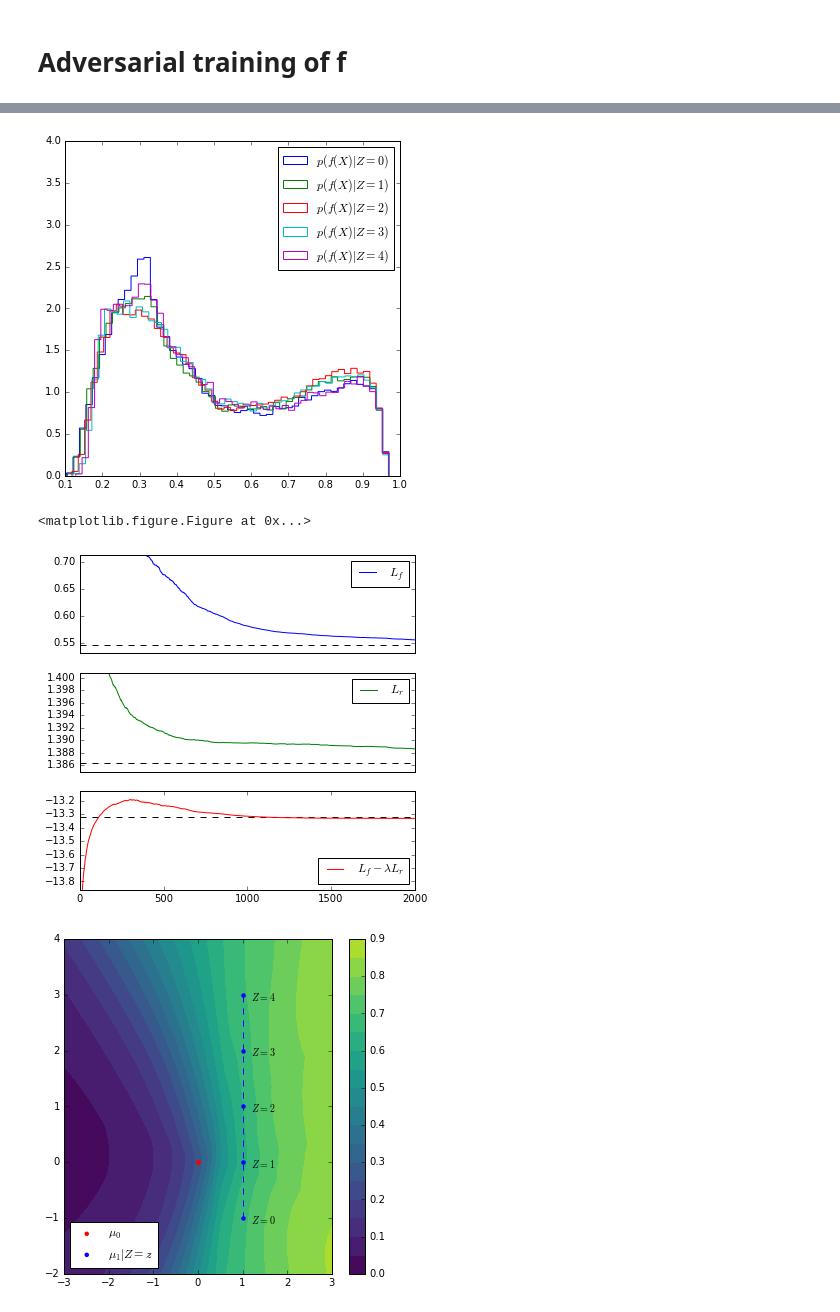
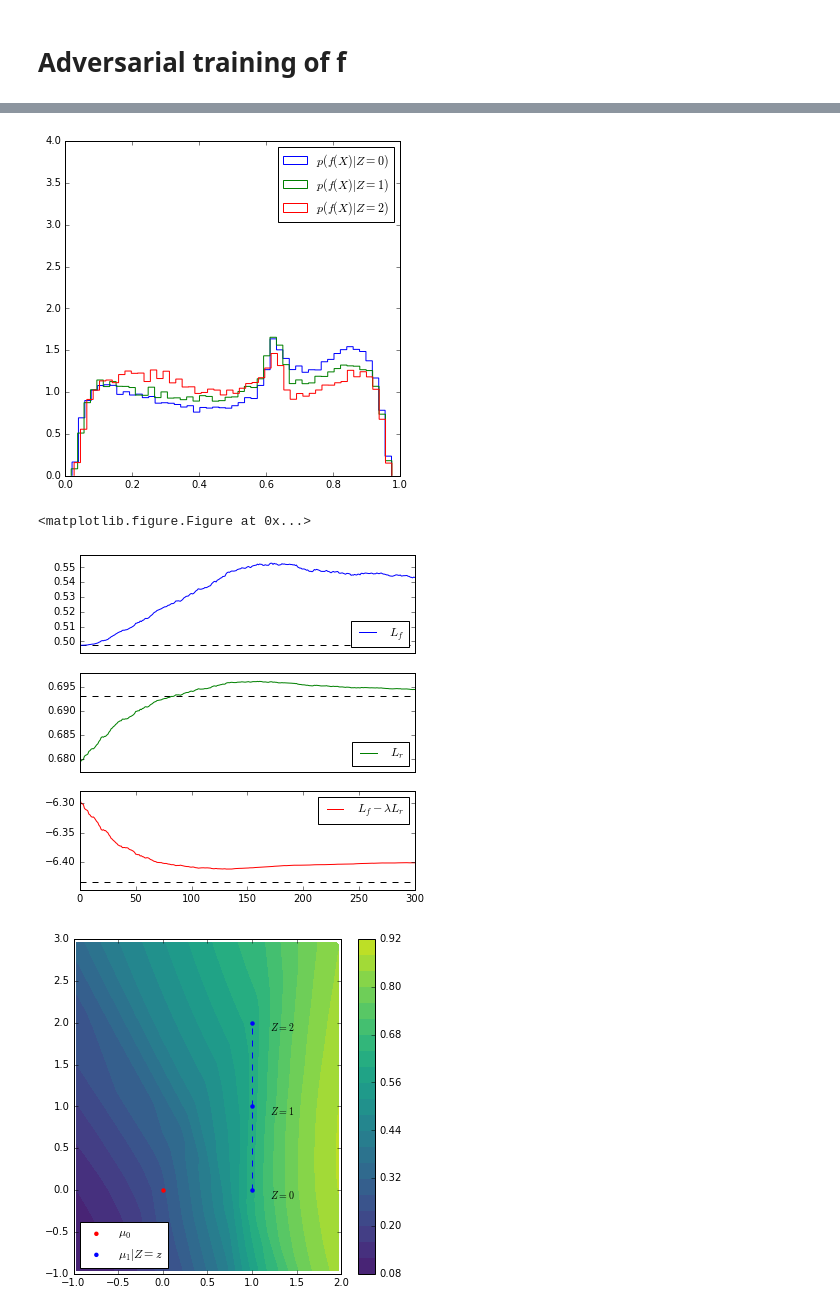
Before and after one commit to glouppe/paper-learning-to-pivot, a Jupyter notebook: code/Toy.ipynb, the cells around one changed output, grey strips where cells are left out. Saved outputs shown, nothing was run; the diff lists cells and outputs as text; code cells hidden in the pictures.

```diff
--- a/code/Toy.ipynb
+++ b/code/Toy.ipynb
@@ -447,8 +444,8 @@ np.random.seed = 777
 from carl.distributions import Mixture, MultivariateNormal, Uniform
 
 p0 = MultivariateNormal(mu=np.array([0., 0.]), sigma=np.eye(2))
-p1 = MultivariateNormal(mu=np.array([1., -1.]), sigma=np.eye(2))
-pz = Uniform(low=0, high=4.0)
+p1 = MultivariateNormal(mu=np.array([1., 0.]), sigma=np.eye(2))
+pz = Uniform(low=0, high=2.0)
 # %%
 n_samples = 50000
 
@@ -571,9 +575,9 @@ Total params: 1003
 ____________________________________________________________________________________________________
 # %%
-# # Pretraining of D
-# D.trainable = True
-# R.trainable = False
-# D.fit(X_train, y_train, nb_epoch=10)
-# min_Lf = D.evaluate(X_valid, y_valid)
+# Pretraining of D
+D.trainable = True
+R.trainable = False
+D.fit(X_train, y_train, nb_epoch=10)
+min_Lf = D.evaluate(X_valid, y_valid)
 # %% [output]
 Epoch 1/10
@@ -655,0 +654,5 @@ plt.show()
+# %%
+# Pretraining of R
+D.trainable = False
+R.trainable = True
+DfR.fit(X_train, z_train, nb_epoch=10)
@@ -726,14 +751,12 @@ for i in range(2001):
 plt.hist(1. - D.predict(make_X(50000, z=0)), bins=50, normed=1, histtype="step", label="$p(f(X)|Z=0)$")
 plt.hist(1. - D.predict(make_X(50000, z=1)), bins=50, normed=1, histtype="step", label="$p(f(X)|Z=1)$")
 plt.hist(1. - D.predict(make_X(50000, z=2)), bins=50, normed=1, histtype="step", label="$p(f(X)|Z=2)$")
-plt.hist(1. - D.predict(make_X(50000, z=3)), bins=50, normed=1, histtype="step", label="$p(f(X)|Z=3)$")
-plt.hist(1. - D.predict(make_X(50000, z=4)), bins=50, normed=1, histtype="step", label="$p(f(X)|Z=4)$")
 plt.legend(loc="best")
 plt.ylim(0,4)
 plt.savefig("f-adversary.pdf")
 plt.show()
 # %% [output]
-[figure, old version]
+[figure, new version]
 # %%
 def plot_losses_final(losses):
     display.clear_output(wait=True)
@@ -747,12 +770,12 @@ def plot_losses_final(losses):
     plt.hlines(min_Lf, 0, n_iter, linestyles="dashed")
     low = min(min_Lf, values.min())
     high = max(min_Lf, values.max())
-    high = high - (high-low) * 0.3
+    #high = high - (high-low) * 0.3
     low, high = low - (high-low)*0.1, high + (high-low)*0.1
     plt.ylim(low, high)
     plt.xticks([])
     plt.xlim(0, n_iter)
-    plt.legend(loc="upper right")
+    plt.legend(loc="lower right")
 
     ax2 = plt.subplot(312, sharex=ax1)
     values = np.array(losses["L_r"]) / lam
@@ -760,10 +783,10 @@ def plot_losses_final(losses):
     plt.hlines(min_Lr, 0, n_iter, linestyles="dashed")
     low = min(min_Lr, values.min())
     high = max(min_Lr, values.max())
-    high = high - (high-low) * 0.9
+    #high = high - (high-low) * 0.1
     low, high = low - (high-low)*0.1, high + (high-low)*0.1
     plt.ylim(low, high)
-    plt.legend(loc="upper right")
+    plt.legend(loc="lower right")
 
     ax3 = plt.subplot(313)
     values = np.array(losses["L_f - L_r"])
@@ -771,54 +794,51 @@ def plot_losses_final(losses):
     plt.hlines(min_Lf - lam*min_Lr, 0, n_iter, linestyles="dashed")
     low = min(min_Lf - lam*min_Lr, values.min())
     high = max(min_Lf - lam*min_Lr, values.max())
-    low = low + (high-low) * 0.5
+    #low = low + (high-low) * 0.5
     low, high = low - (high-low)*0.1, high + (high-low)*0.1
     plt.ylim(low, high)
     plt.xlim(0, n_iter)
-    plt.legend(loc="lower right")
+    plt.legend(loc="upper right")
 
-    #plt.savefig("training.pdf")
+    plt.savefig("training.pdf")
 
     plt.show()
 
 plot_losses_final(losses)
 # %% [output]
 <matplotlib.figure.Figure at 0x...>
-[figure, old version]
+[figure, new version]
 # %%
+from matplotlib.mlab import griddata
+
 X_test = np.random.rand(25000, 2)
-X_test[:, 0] *= 10.
-X_test[:, 0] -= 5.
-X_test[:, 1] *= 10.
-X_test[:, 1] -= 2.5
+X_test[:, 0] *= 3.
+X_test[:, 0] -= 1.
+X_test[:, 1] *= 4.
+X_test[:, 1] -= 1.
+
 y_pred = D.predict(X_test).ravel()
 
-from matplotlib.mlab import griddata
-xi = np.linspace(-3., 3., 100)
-yi = np.linspace(-2, 4, 200)
+xi = np.linspace(-1., 2., 100)
+yi = np.linspace(-1., 3, 100)
 zi = griddata(X_test[:, 0], X_test[:, 1], y_pred, xi, yi, interp="linear")
 CS = plt.contourf(xi, yi, zi, 20, cmap=plt.cm.viridis,
                   vmax=1.0, vmin=0.0)
 plt.colorbar()
 plt.scatter([0], [0], c="red", linewidths=0, label=r"$\mu_0$")
-plt.scatter([1], [-1], c="blue", linewidths=0, label=r"$\mu_1|Z=z$")
-plt.scatter([1], [0], c="blue", linewidths=0)
-plt.scatter([1], [1], c="blue", linewidths=0)
-plt.scatter([1], [2], c="blue", linewidths=0)
-plt.scatter([1], [3], c="blue", linewidths=0)
-plt.scatter([0], [0], c="red", linewidths=0)
-plt.vlines(1, -1, 3, color="blue", linestyles="dashed")
-plt.text(1.2, -1-0.1, "$Z=0$", color="k")
-plt.text(1.2, -1+1-0.1, "$Z=1$", color="k")
-plt.text(1.2, -1+2-0.1, "$Z=2$", color="k")
-plt.text(1.2, -1+3-0.1, "$Z=3$", color="k")
-plt.text(1.2, 3-0.1, "$Z=4$", color="k")
-plt.xlim(-3,3)
-plt.ylim(-2,4)
+plt.vlines(1, 0, 2, color="blue", linestyles="dashed")
+plt.scatter([1], [0], c="blue", linewidths=0, label=r"$\mu_1|Z=z$")
+plt.scatter([1], [0+1], c="blue", linewidths=0)
+plt.scatter([1], [0+2], c="blue", linewidths=0)
+plt.text(1.2, 0-0.1, "$Z=0$", color="k")
+plt.text(1.2, 1-0.1, "$Z=1$", color="k")
+plt.text(1.2, 2-0.1, "$Z=2$", color="k")
+plt.xlim(-1,2)
+plt.ylim(-1,3)
 plt.legend(loc="lower left", scatterpoints=1)
 plt.savefig("surface-adversary.pdf")
 plt.show()
 # %% [output]
-[figure, old version]
+[figure, new version]
 # %%
 #D.save_weights("D.weights")
```
Also changed, not shown: parts of 32 cells of this notebook, 8 other files.
